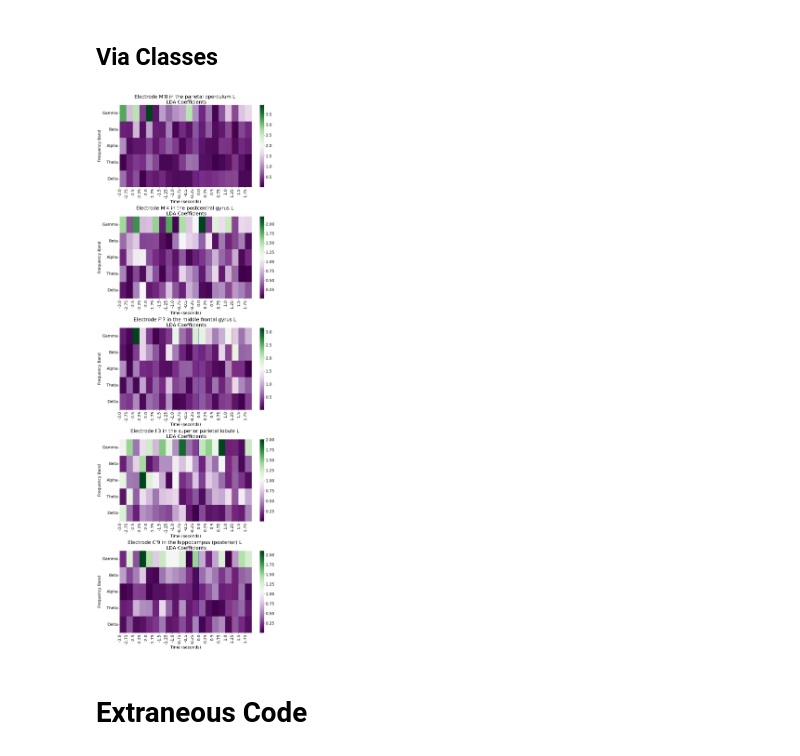
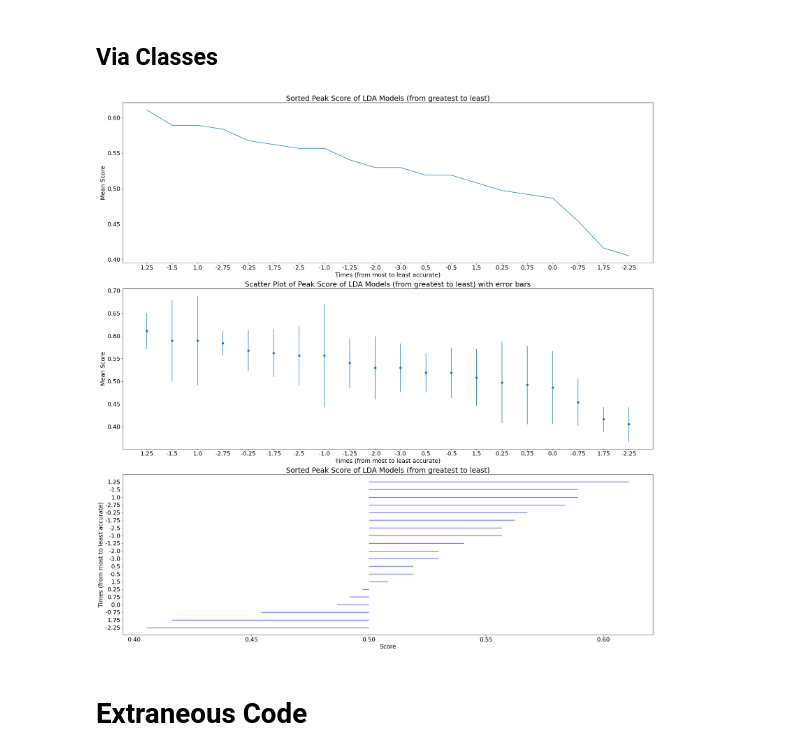
Before and after one commit to ncsl/decoding-decision-making, a Jupyter notebook: [Prototype] EFRI Data Analysis LDA.ipynb, the cells around one changed output. Drawn from its saved outputs; the diff is of its cells as text; code cells hidden in the pictures.

```diff
--- a/[Prototype] EFRI Data Analysis LDA.ipynb
+++ b/[Prototype] EFRI Data Analysis LDA.ipynb
@@ -1166,16 +1141,16 @@ class PerTimestepAllChannels(object):
         ) :
         self.__estimator = estimator
 
-        self.__sort_scores()
-        self.__convert_timesteps_to_time(3)
+        self._sort_scores()
+        self._convert_timesteps_to_time(3)
 
-    def __sort_scores(self):
+    def _sort_scores(self):
 
         enumerated_mean_scores = np.array(list(enumerate(self.__estimator.mean_scores.flatten())))
         sorted_indices = enumerated_mean_scores[:,1].argsort()[::-1]
         self.sorted_mean_scores = enumerated_mean_scores[sorted_indices]
 
-    def __convert_timesteps_to_time(self, event_delay):
+    def _convert_timesteps_to_time(self, event_delay):
         self.__event_delay = event_delay
         self.__times = (np.arange(0, self.__estimator.rescaled_timesteps) / (20/self.__estimator.time_resolution)) - event_delay # time 0 seconds denotes when the subject starts moving (i.e. 3 seconds into the data)
 
@@ -1215,6 +1190,11 @@ class PerTimestepAllChannels(object):
         time_resolution = self.__estimator.time_resolution
         rescaled_timesteps = self.__estimator.rescaled_timesteps
 
+        low_bet_powers = self.__estimator.low_bet_avg_powers
+        high_bet_powers = self.__estimator.high_bet_avg_powers
+        diff_bet_powers = self.__estimator.diff_avg_powers
+        lda_coef = self.__estimator.lda_coefs
+
         if rescaled_timesteps >= 50:
             num_xticks = int(rescaled_timesteps/2)
         else:
@@ -1230,12 +1210,6 @@ class PerTimestepAllChannels(object):
 
         xticks = np.linspace(0, rescaled_timesteps - 1, num=num_xticks, dtype=np.int_)
         xticklabels = np.around(np.linspace(0, rescaled_timesteps - 1, num=num_xticks, dtype=np.int_)/(20/time_resolution) - self.__event_delay, decimals=2)
-
-
-        low_bet_powers = self.__estimator.low_bet_avg_powers
-        high_bet_powers = self.__estimator.high_bet_avg_powers
-        diff_bet_powers = self.__estimator.diff_avg_powers
-        lda_coef = self.__estimator.lda_coefs
 
         fig, axs = plt.subplots(2, 2,figsize=(24, 20))
 
@@ -1257,7 +1231,7 @@ class PerTimestepAllChannels(object):
         ax.set_ylabel('Mean LDA Score')
 
         # Plots the LDA coefficients for each frequency band over time
-        sns.heatmap(np.abs(lda_coef.T), ax=axs[1][1], vmin=-1, vmax=1, cbar_kws={"label": "Z-Scored Frequency Power"}, cmap='PRGn')
+        sns.heatmap(lda_coef.T, ax=axs[1][1], vmin=-1, vmax=1, cbar_kws={"label": "Z-Scored Frequency Power"}, cmap='PRGn')
         axs[1][1].set_title('LDA coefficient values for all frequencies')
         axs[1][1].set(xlabel="Time (sec)", ylabel="Frequency (Hz)")
 
@@ -1308,7 +1282,7 @@ class PerTimestepAllChannels(object):
 
         for i, ch in enumerate(channels):
             ch_idx = ch*self.__estimator.num_freqs
-            sns.heatmap(np.abs(self.__estimator.lda_coefs.T[ch_idx:ch_idx+self.__estimator.num_freqs]), ax=axs[i], cmap='PRGn')
+            sns.heatmap(self.__estimator.lda_coefs.T[ch_idx:ch_idx+self.__estimator.num_freqs], ax=axs[i], cmap='PRGn')
 
             axs[i].set_xticks(xticks, labels = xticklabels, rotation = 90)
             axs[i].set_xlabel('Time (seconds)')
@@ -1323,8 +1297,8 @@ class PerTimestepAllChannels(object):
 # %%
 visualizer = PerTimestepAllChannels(lda)
 # %%
-visualizer.plot_contributing_channels(0.9)
+visualizer.plot_sorted_scores(out_path_plots)
 # %% [output]
-[figure, old version]
+[figure, new version]
 # %% [markdown]
 # Extraneous Code
```
Also changed, not shown: parts of 9 cells of this notebook, 2 other files.
